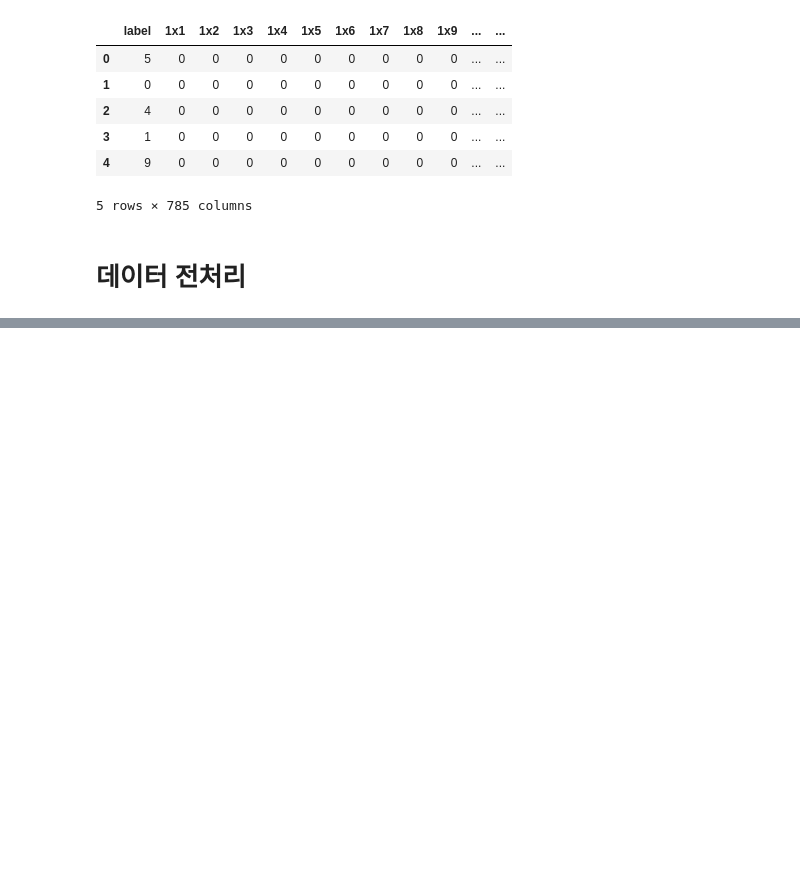
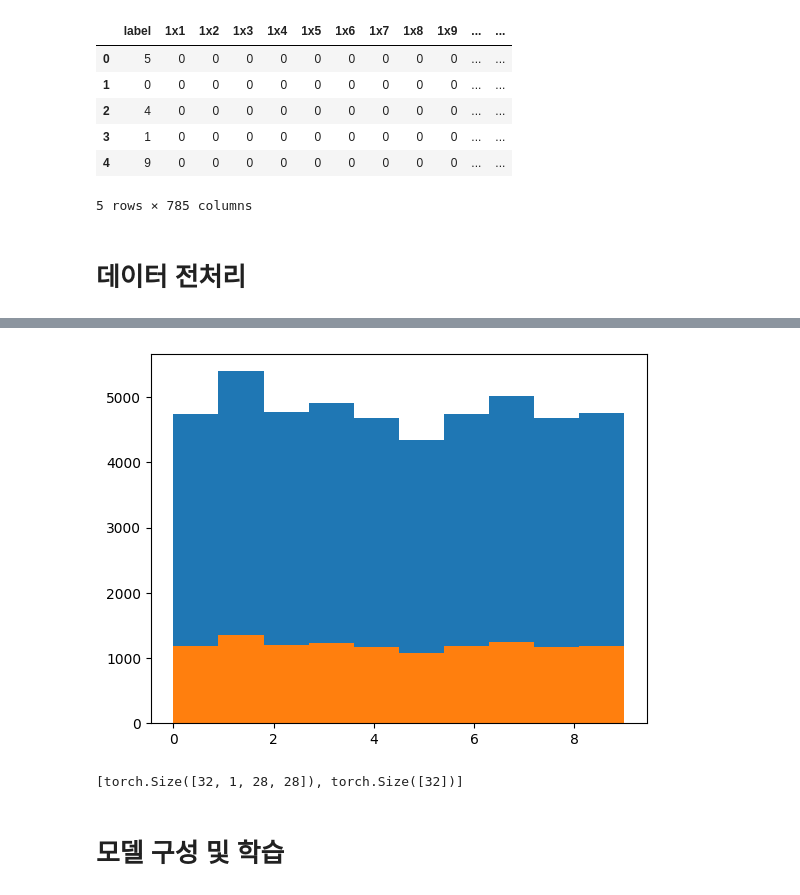
Before and after one commit to gsa-projects/ai-learning-study, a Jupyter notebook: M04_01.ipynb, the cells around one changed output, grey strips where cells are left out. Drawn from its saved outputs; the diff is of its cells as text; code cells hidden in the pictures; blank space fills up the shorter version.

```diff
--- a/M04_01.ipynb
+++ b/M04_01.ipynb
@@ -61,0 +101,3 @@ train_data.isnull().sum().sum()
+# %%
+X = train_data.drop(columns=['label']).to_numpy().reshape(-1, 1, 28, 28) / 255
+Y = train_data['label'].to_numpy()
@@ -61,0 +110,6 @@ train_data.isnull().sum().sum()
+# %%
+plt.hist(Y_train)
+plt.hist(Y_valid)
+plt.show()
+# %% [output]
+[figure, added]
@@ -61,0 +146,6 @@ train_data.isnull().sum().sum()
+# %%
+list(map(lambda p: p.shape, next(iter(train_loader))))
+# %% [output]
+[torch.Size([32, 1, 28, 28]), torch.Size([32])]
+# %% [markdown]
+# 모델 구성 및 학습
```
Also changed, not shown: parts of 20 cells of this notebook.
